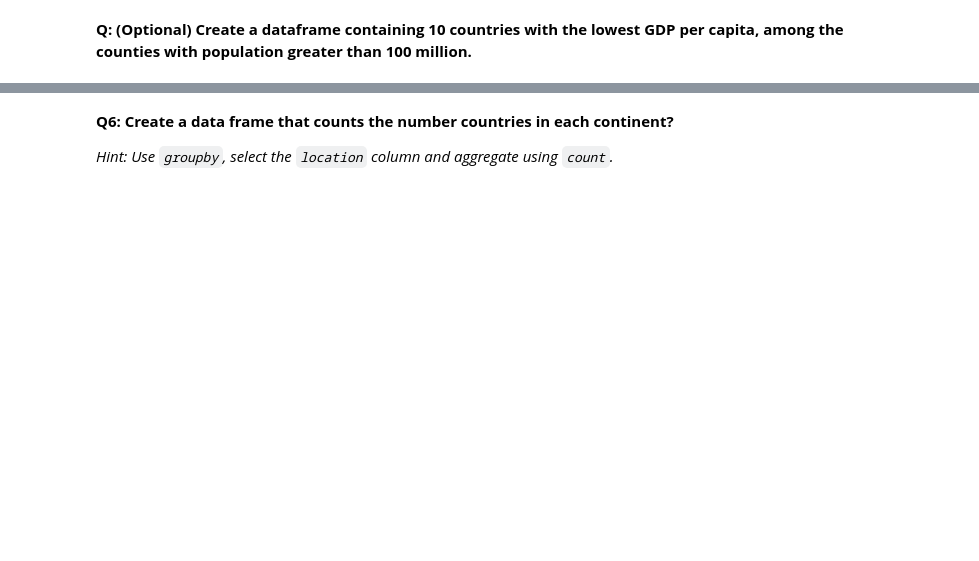
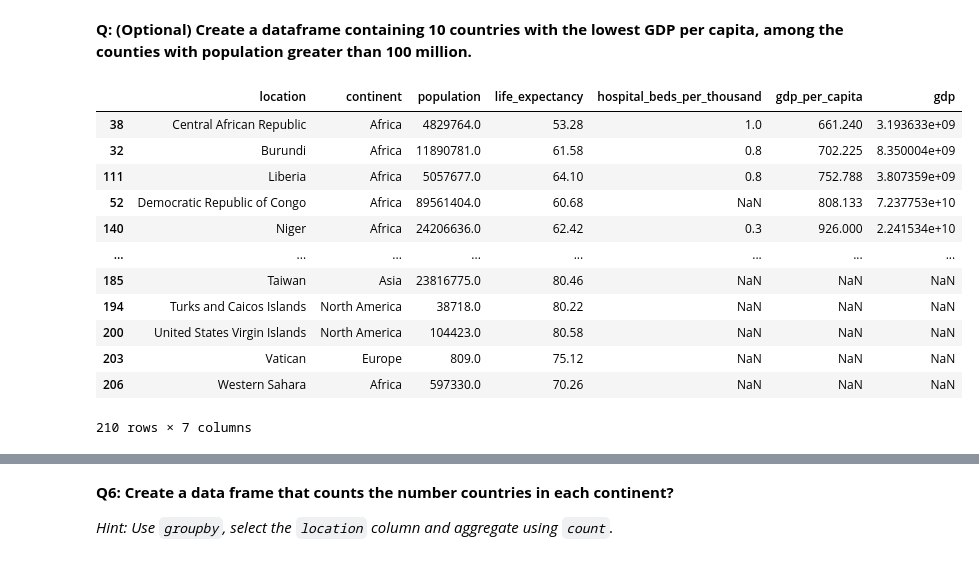
Before and after one commit to ikaushikpal/ML_Prerequisite, a Jupyter notebook: Data Analysis/Upload/pandas-practice-assignment 3.ipynb, the cells around one changed output, grey strips where cells are left out. Saved outputs shown, nothing was run; the diff lists cells and outputs as text; code cells hidden in the pictures; blank space fills up the shorter version.

```diff
--- a/Data Analysis/Upload/pandas-practice-assignment 3.ipynb
+++ b/Data Analysis/Upload/pandas-practice-assignment 3.ipynb
@@ -94,6 +182,6 @@ jovian.commit(project='pandas-practice-assignment', environment=None)
 # %% [markdown]
 **Q5: Add a new column in `countries_df` to record the overall GDP per country (product of population & per capita GDP).**
 # %%
-countries_df['gdp'] = ???
+countries_df['gdp'] = countries_df['population'] * countries_df['gdp_per_capita']
 # %%
 countries_df
@@ -102,2 +211,19 @@ jovian.commit(project='pandas-practice-assignment', environment=None)
 # %% [markdown]
 **Q: (Optional) Create a dataframe containing 10 countries with the lowest GDP per capita, among the counties with population greater than 100 million.**
+# %%
+lowest_gdp = countries_df.sort_values(by=['gdp_per_capita'], ascending=True)
+lowest_gdp
+# %% [output]
+|  | location | continent | population | life_expectancy | hospital_beds_per_thousand | gdp_per_capita | gdp |
+| 38 | Central African Republic | Africa | 4829764.0 | 53.28 | 1.0 | 661.240 | 3.193633e+09 |
+| 32 | Burundi | Africa | 11890781.0 | 61.58 | 0.8 | 702.225 | 8.350004e+09 |
+| 111 | Liberia | Africa | 5057677.0 | 64.10 | 0.8 | 752.788 | 3.807359e+09 |
+| 52 | Democratic Republic of Congo | Africa | 89561404.0 | 60.68 | NaN | 808.133 | 7.237753e+10 |
+| 140 | Niger | Africa | 24206636.0 | 62.42 | 0.3 | 926.000 | 2.241534e+10 |
+| ... | ... | ... | ... | ... | ... | ... | ... |
+| 185 | Taiwan | Asia | 23816775.0 | 80.46 | NaN | NaN | NaN |
+| 194 | Turks and Caicos Islands | North America | 38718.0 | 80.22 | NaN | NaN | NaN |
+| 200 | United States Virgin Islands | North America | 104423.0 | 80.58 | NaN | NaN | NaN |
+| 203 | Vatican | Europe | 809.0 | 75.12 | NaN | NaN | NaN |
+| 206 | Western Sahara | Africa | 597330.0 | 70.26 | NaN | NaN | NaN |
+210 rows × 7 columns
```
Also changed, not shown: parts of 29 cells of this notebook, 1 other file.
